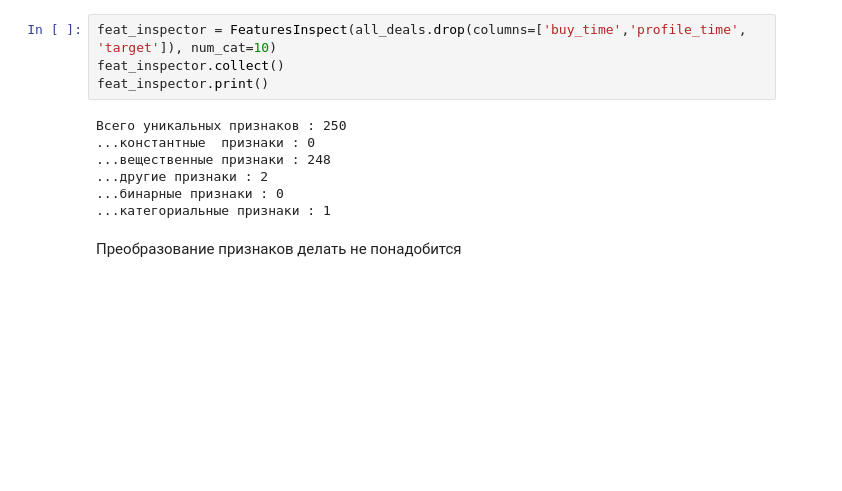
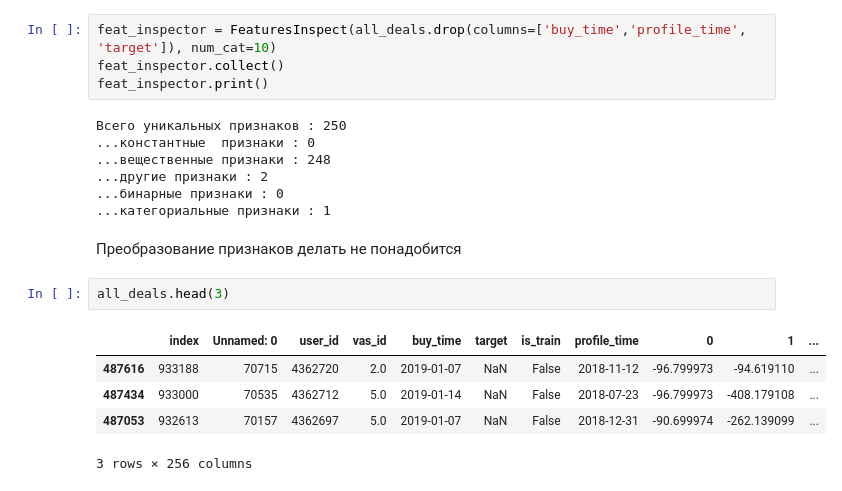
Before and after one commit to alex-chin/gb_megafone1, a Jupyter notebook: Project/megafone_offer_service.ipynb, the cells around one changed output. Cells and saved outputs as stored; diff of their text form; blank space fills up the shorter version.

```diff
--- a/Project/megafone_offer_service.ipynb
+++ b/Project/megafone_offer_service.ipynb
@@ -901,3 +898,11 @@ feat_inspector.print()
 ...категориальные признаки : 1
 # %% [markdown]
 Преобразование признаков делать не понадобится
+# %%
+all_deals.head(3)
+# %% [output]
+|  | index | Unnamed: 0 | user_id | vas_id | buy_time | target | is_train | profile_time | 0 | 1 | ... |
+| 487616 | 933188 | 70715 | 4362720 | 2.0 | 2019-01-07 | NaN | False | 2018-11-12 | -96.799973 | -94.619110 | ... |
+| 487434 | 933000 | 70535 | 4362712 | 5.0 | 2019-01-14 | NaN | False | 2018-07-23 | -96.799973 | -408.179108 | ... |
+| 487053 | 932613 | 70157 | 4362697 | 5.0 | 2019-01-07 | NaN | False | 2018-12-31 | -90.699974 | -262.139099 | ... |
+3 rows × 256 columns
```
Also changed, not shown: parts of 28 cells of this notebook, 1 other file.
